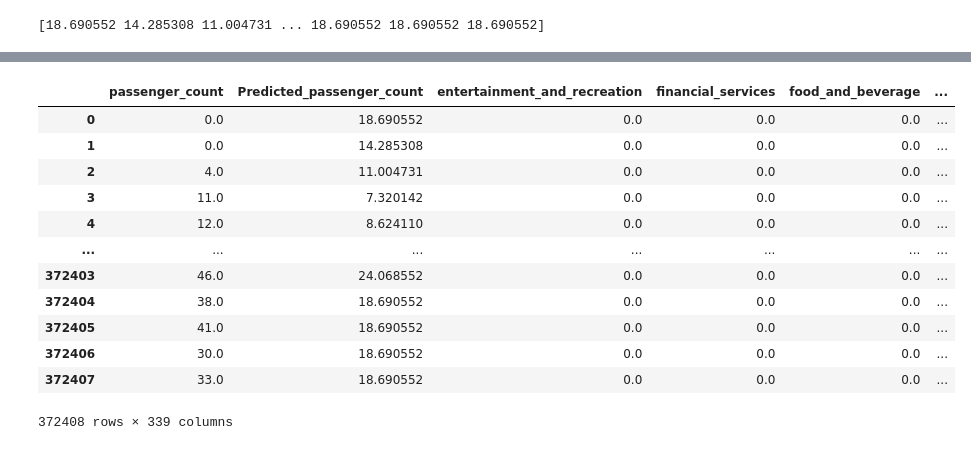
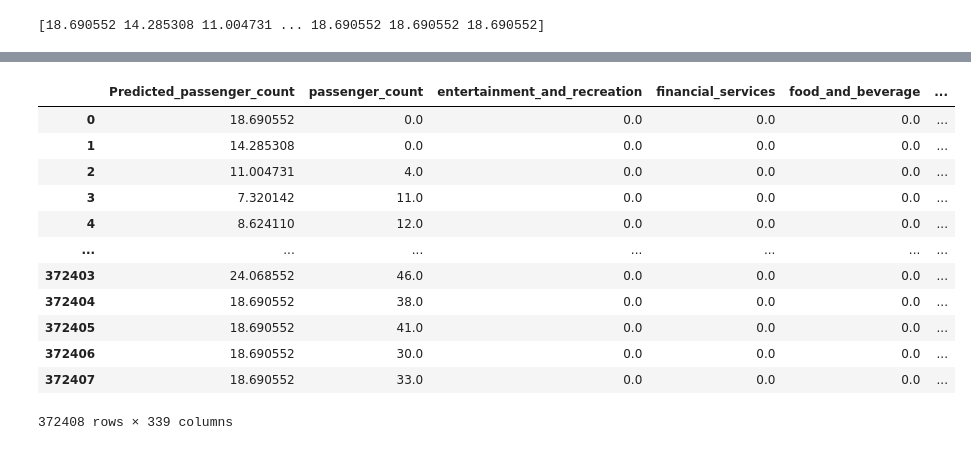
Before and after one commit to minhlynguyen/ucd-project-advantage, a Jupyter notebook: data-analytics/train_model_1/basic_model_only_XGboost.ipynb, the cells around one changed output, grey strips where cells are left out. Drawn from its saved outputs; the diff is of its cells as text; code cells hidden in the pictures.

Commit message:
change a valid model and add the code to predict two months data.

```diff
--- a/data-analytics/train_model_1/basic_model_only_XGboost.ipynb
+++ b/data-analytics/train_model_1/basic_model_only_XGboost.ipynb
@@ -674,14 +674,3 @@ predictions = loaded_model.predict(features)
 print(predictions)
 # %% [output]
 [18.690552 14.285308 11.004731 ... 18.690552 18.690552 18.690552]
-# %%
-# Convert predictions to a DataFrame
-predictions_df = pd.DataFrame(predictions, columns=['Predicted_passenger_count'])
-
-# Reset indices of your features DataFrame to align with predictions_df
-features.reset_index(drop=True, inplace=True)
-
-# Concatenate the features and predictions dataframes along the column axis
-result = pd.concat([features, predictions_df], axis=1)
-
-result
@@ -702,34 +677,28 @@ result
 # %%
 # Convert predictions to a DataFrame
 predictions_df = pd.DataFrame(predictions, columns=['Predicted_passenger_count'])
 
 # Reset indices of your target_feature, features DataFrames to align with predictions_df
 target_feature.reset_index(drop=True, inplace=True)
 features.reset_index(drop=True, inplace=True)
 
-# Concatenate the target_feature, features and predictions dataframes along the column axis
-result = pd.concat([target_feature, features, predictions_df], axis=1)
-
-# Get all column names except 'passenger_count' and 'Predicted_passenger_count'
-cols = [col for col in result.columns if col not in ['passenger_count', 'Predicted_passenger_count']]
-
-# Rearrange the columns
-result = result[['passenger_count', 'Predicted_passenger_count'] + cols]
+# Concatenate the target_feature, features and predictions dataframes
+result = pd.concat([predictions_df, target_feature, features], axis=1)
 
 result
 # %% [output]
-|  | passenger_count | Predicted_passenger_count | entertainment_and_recreation | financial_services | food_and_beverage | ... |
-| 0 | 0.0 | 18.690552 | 0.0 | 0.0 | 0.0 | ... |
-| 1 | 0.0 | 14.285308 | 0.0 | 0.0 | 0.0 | ... |
-| 2 | 4.0 | 11.004731 | 0.0 | 0.0 | 0.0 | ... |
-| 3 | 11.0 | 7.320142 | 0.0 | 0.0 | 0.0 | ... |
-| 4 | 12.0 | 8.624110 | 0.0 | 0.0 | 0.0 | ... |
+|  | Predicted_passenger_count | passenger_count | entertainment_and_recreation | financial_services | food_and_beverage | ... |
+| 0 | 18.690552 | 0.0 | 0.0 | 0.0 | 0.0 | ... |
+| 1 | 14.285308 | 0.0 | 0.0 | 0.0 | 0.0 | ... |
+| 2 | 11.004731 | 4.0 | 0.0 | 0.0 | 0.0 | ... |
+| 3 | 7.320142 | 11.0 | 0.0 | 0.0 | 0.0 | ... |
+| 4 | 8.624110 | 12.0 | 0.0 | 0.0 | 0.0 | ... |
 | ... | ... | ... | ... | ... | ... | ... |
-| 372403 | 46.0 | 24.068552 | 0.0 | 0.0 | 0.0 | ... |
-| 372404 | 38.0 | 18.690552 | 0.0 | 0.0 | 0.0 | ... |
-| 372405 | 41.0 | 18.690552 | 0.0 | 0.0 | 0.0 | ... |
-| 372406 | 30.0 | 18.690552 | 0.0 | 0.0 | 0.0 | ... |
-| 372407 | 33.0 | 18.690552 | 0.0 | 0.0 | 0.0 | ... |
+| 372403 | 24.068552 | 46.0 | 0.0 | 0.0 | 0.0 | ... |
+| 372404 | 18.690552 | 38.0 | 0.0 | 0.0 | 0.0 | ... |
+| 372405 | 18.690552 | 41.0 | 0.0 | 0.0 | 0.0 | ... |
+| 372406 | 18.690552 | 30.0 | 0.0 | 0.0 | 0.0 | ... |
+| 372407 | 18.690552 | 33.0 | 0.0 | 0.0 | 0.0 | ... |
 372408 rows × 339 columns
 # %%
 result.to_csv("basic_prediction_two_month.csv", index=False)
```
Also changed, not shown: parts of 1 cell of this notebook.
